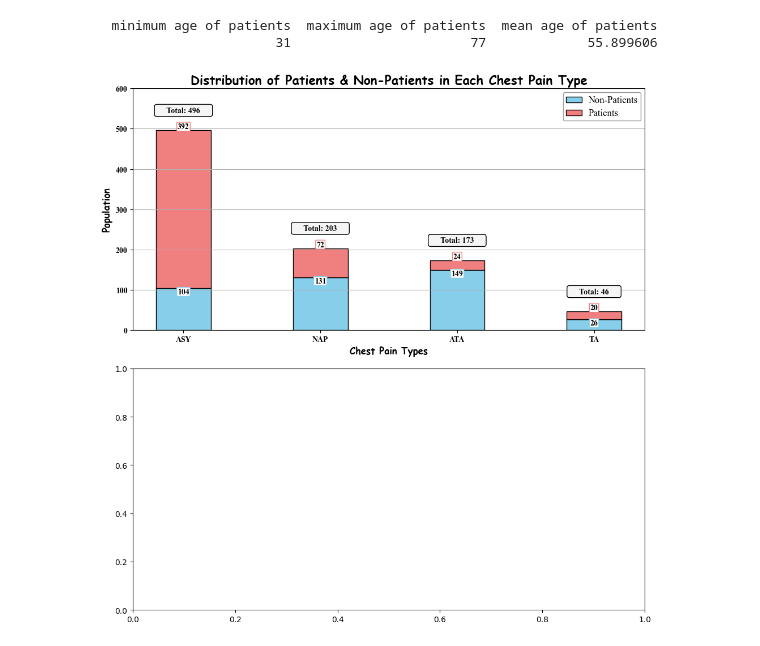
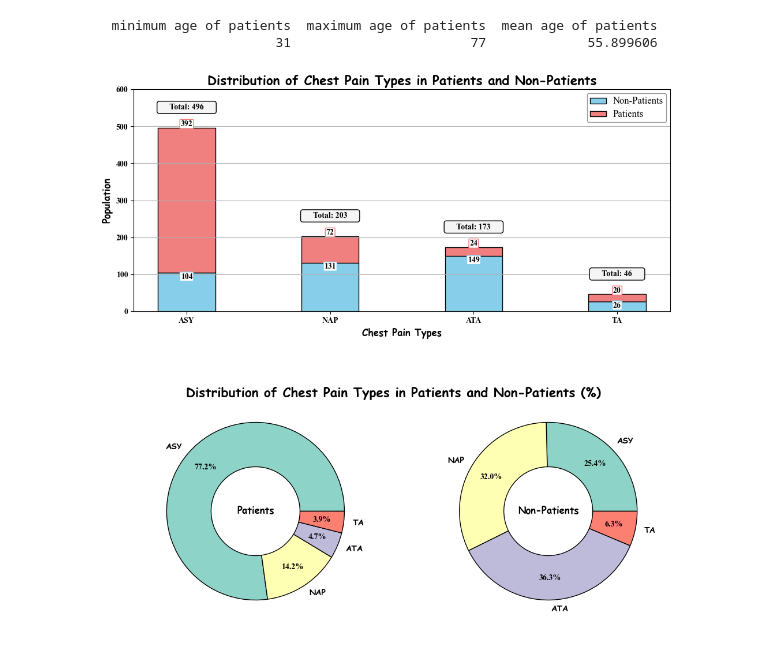
Before and after one commit to Nimaabediforud/EDA-Heart-Diseases-Project, a Jupyter notebook: notebooks/EDA_heart_diseases.ipynb, the cells around one changed output. Cells and saved outputs as stored; diff of their text form; code cells hidden in the pictures.

```diff
--- a/notebooks/EDA_heart_diseases.ipynb
+++ b/notebooks/EDA_heart_diseases.ipynb
@@ -260,6 +260,8 @@ plt.show()
 import numpy as np
 import pandas as pd
 import matplotlib.pyplot as plt
+from matplotlib.gridspec import GridSpec
+
 
 
 
@@ -304,7 +306,7 @@ def stacked_bar(ax, xticks, xticks_labels, patient_counts, non_patient_counts):
     ax.bar(xticks, patient_counts, width=0.4, bottom=non_patient_counts, label="Patients",edgecolor="black", color="lightcoral")
 
     # Customize the plot and figure
-    ax.set_title("Distribution of Patients & Non-Patients in Each Chest Pain Type", fontdict=title)
+    ax.set_title("Distribution of Chest Pain Types in Patients and Non-Patients", fontdict=title)
     ax.set_xlabel("Chest Pain Types", fontdict=label)
     ax.set_ylabel("Population", fontdict=label)
     ax.grid(axis="y")
@@ -332,37 +334,105 @@ def stacked_bar(ax, xticks, xticks_labels, patient_counts, non_patient_counts):
                     bbox=dict(facecolor="white", edgecolor="lightcoral", boxstyle="round,pad=0.1"))
 
 
     # Customize and add annotations to (non-patients) segment to indicate the population of this segment
     for i, v in enumerate(non_patient_counts):
         ax.annotate(v, xy=(xticks[i], non_patient_counts[i]), xytext=(0, 0), textcoords="offset points",
                     ha="center", va="top", fontname="Times New Roman", fontweight="bold",
                     bbox=dict(facecolor="white", edgecolor="skyblue", boxstyle="round,pad=0.1"))
 
 
     # Customize and add annotations to the stacked bars to indicate (the total population) of the segments
     for i, _ in enumerate(patient_counts):
         total_text =f"{5*' '}Total: {np.add(non_patient_counts[i], patient_counts[i])}{5*' '}"
 
         ax.annotate(total_text, xy=(xticks[i], np.add(non_patient_counts[i], patient_counts[i])),
                     xytext=(0, 30), textcoords="offset points",
                     ha="center", va="top", fontname="Times New Roman", fontweight="bold",
                     bbox=dict(facecolor="whitesmoke", edgecolor="black", boxstyle="round,pad=0.3")
                     )
 
     # Adjust the legend box
     legend = ax.legend(edgecolor="gray")
     for text in legend.get_texts():
         text.set_fontname("Times New Roman")
         text.set_fontsize(12)
 
 
-# ax[1] will be completed
-fig, axs= plt.subplots(2, 1, figsize=[10, 10])
-stacked_bar(axs[0], xticks, xticks_labels, patient_counts, non_patient_counts)
-plt.tight_layout()
+
+def donutChart1(axs2, patients_counts,xticks_labels, label):
+    # Set colors and donut chart
+    colors = plt.get_cmap("Set3")(np.arange(len(xticks_labels)))
+    patch1, text1, autotext1 = axs2.pie(patients_counts, labels=xticks_labels, colors=colors,
+                           autopct="%1.1f%%", pctdistance=0.75, wedgeprops=dict(width=0.5))
+    # Add edgecolor
+    for p1 in patch1:
+        p1.set_edgecolor("black")
+
+    # Adjust labels font and style
+    for t1 in text1:
+        t1.set_fontname("Comic Sans MS")
+        t1.set_fontweight("bold")
+
+    for a1 in autotext1:
+        a1.set_fontname("Times New Roman")
+        a1.set_fontweight("bold")
+
+    # Add text in the center of donut chart
+    axs2.text(0, 0, "Patients", fontdict=label, ha="center", va="center")
+
+
+def donutChart2(axs3, non_patient_counts,xticks_labels, label):
+    # Set colors and donut chart
+    colors = plt.get_cmap("Set3")(np.arange(len(xticks_labels)))
+    patch2, text2, autotext2 = axs3.pie(non_patient_counts, labels=xticks_labels, colors=colors,
+                           autopct="%1.1f%%", pctdistance=0.75, wedgeprops=dict(width=0.5))
+
+    # Add edgecolor
+    for p2 in patch2:
+        p2.set_edgecolor("black")
+
+    # Adjust labels font and style
+    for t2 in text2:
+        t2.set_fontname("Comic Sans MS")
+        t2.set_fontweight("bold")
+
+    for a2 in autotext2:
+        a2.set_fontname("Times New Roman")
+        a2.set_fontweight("bold")
+
+    # Add text in the center of donut chart
+    axs3.text(0, 0, "Non-Patients", fontdict=label, ha="center", va="center")
+
+
+def chest_p_t_df(patients, non_patients):
+    # Make the dataframe
+    patients_ = patients.reset_index(name="counts")
+    non_patients_ = non_patients.reset_index(name="counts")
+    chest_p_t_df = pd.merge(patients_, non_patients_, on="ChestPainType", suffixes=[" of Patients", " of Non-Patients"])
+    #chest_p_t_df.to_csv(...)
+    print(chest_p_t_df)
+
+
+
+
+# Make the figure and subplots
+fig = plt.figure(figsize=(12, 12))
+gs = GridSpec(nrows=2, ncols=2, figure=fig, hspace=0.4)
+axs1 = fig.add_subplot(gs[0, :])
+axs2 = fig.add_subplot(gs[1, 0])
+axs3 = fig.add_subplot(gs[1, 1])
+
+# Adjust and add the super title for pie charts
+sup_title = plt.suptitle(x=0.5, y=0.45, t="Distribution of Chest Pain Types in Patients and Non-Patients (%)",
+                         fontname="Comic Sans MS", fontsize=16, fontweight="bold")
+
+# Run and Show
+stacked_bar(axs1, xticks, xticks_labels, patient_counts, non_patient_counts)
+donutChart1(axs2, patient_counts, xticks_labels, label)
+donutChart2(axs3, non_patient_counts, xticks_labels, label)
+#plt.savefig(...)
 plt.show()
 
-print(xticks_labels,"\n", xticks,"\n",
-      "\n",patients,"\n",non_patients,"\n")
+chest_p_t_df(patients, non_patients)
 # %% [output]
-[figure, old version]
+[figure, new version]
```
Also changed, not shown: parts of 1 cell of this notebook, 3 other files.
